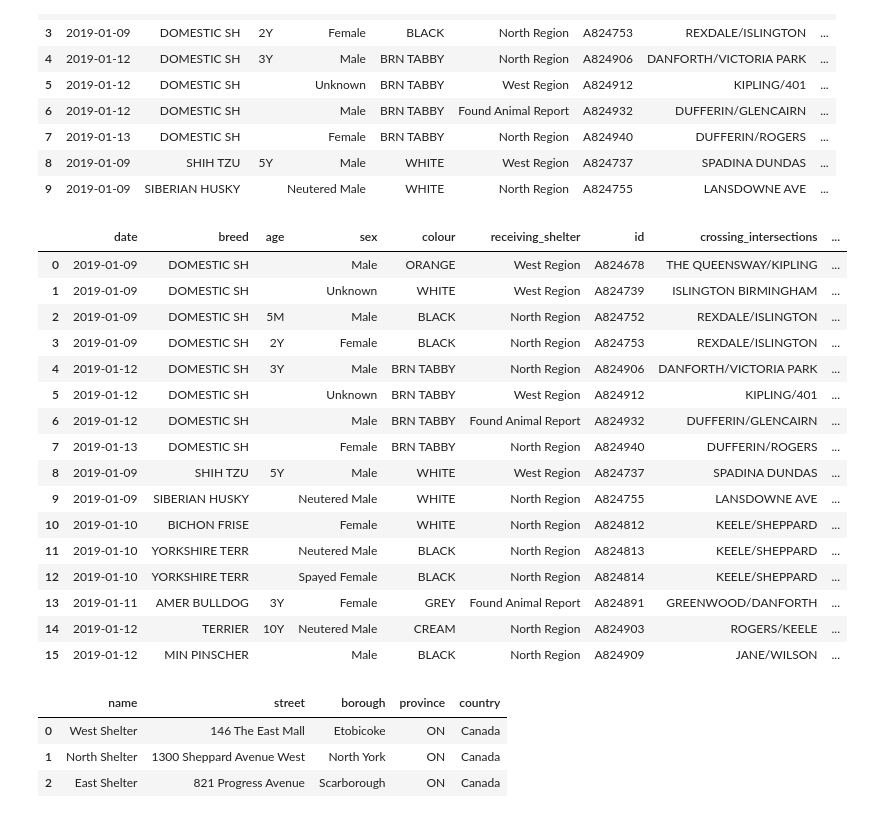
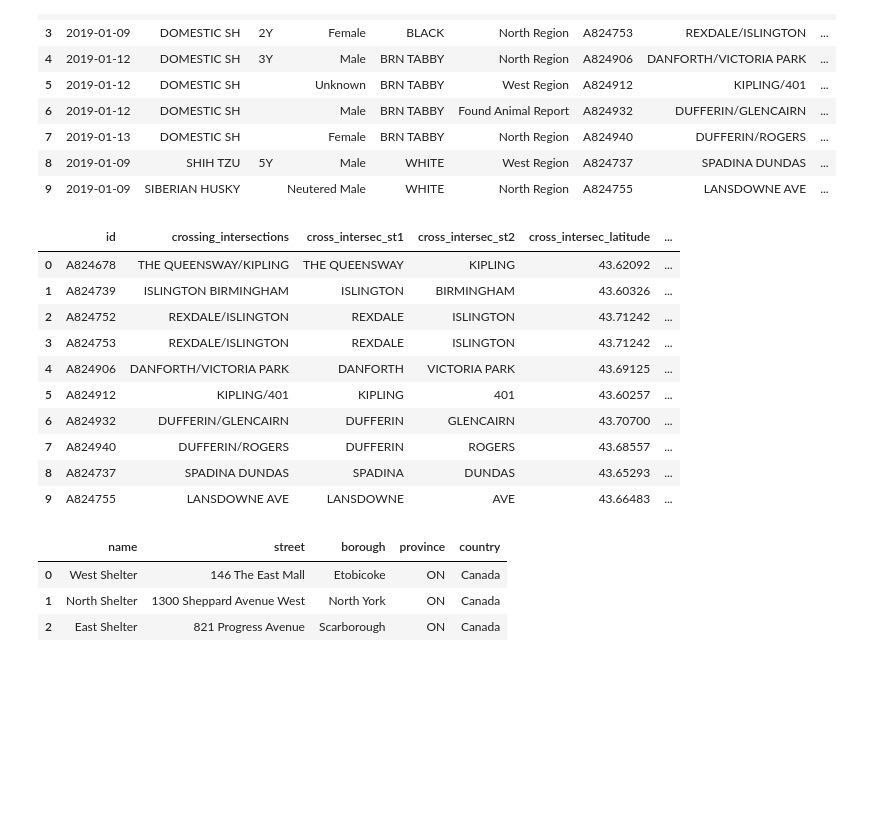
Before and after one commit to gomesluiz/Coursera_Capstone, a Jupyter notebook: w4_03_methodology.ipynb, the cells around one changed output. Cells and saved outputs as stored; diff of their text form; code cells hidden in the pictures; blank space fills up the shorter version.

```diff
--- a/w4_03_methodology.ipynb
+++ b/w4_03_methodology.ipynb
@@ -97,25 +97,20 @@ def get_cross_intersec_localization(pets):
     return(pets)
 # %%
 missed_pets = get_cross_intersec_localization(missed_pets)
-missed_pets.head(10)
+missed_pets[['id','crossing_intersections', 'cross_intersec_st1', 'cross_intersec_st2'
+             , 'cross_intersec_latitude', 'cross_intersec_longitude' ]].head(10)
 # %% [output]
-|  | date | breed | age | sex | colour | receiving_shelter | id | crossing_intersections | ... |
-| 0 | 2019-01-09 | DOMESTIC SH |  | Male | ORANGE | West Region | A824678 | THE QUEENSWAY/KIPLING | ... |
-| 1 | 2019-01-09 | DOMESTIC SH |  | Unknown | WHITE | West Region | A824739 | ISLINGTON BIRMINGHAM | ... |
-| 2 | 2019-01-09 | DOMESTIC SH | 5M | Male | BLACK | North Region | A824752 | REXDALE/ISLINGTON | ... |
-| 3 | 2019-01-09 | DOMESTIC SH | 2Y | Female | BLACK | North Region | A824753 | REXDALE/ISLINGTON | ... |
-| 4 | 2019-01-12 | DOMESTIC SH | 3Y | Male | BRN TABBY | North Region | A824906 | DANFORTH/VICTORIA PARK | ... |
-| 5 | 2019-01-12 | DOMESTIC SH |  | Unknown | BRN TABBY | West Region | A824912 | KIPLING/401 | ... |
-| 6 | 2019-01-12 | DOMESTIC SH |  | Male | BRN TABBY | Found Animal Report | A824932 | DUFFERIN/GLENCAIRN | ... |
-| 7 | 2019-01-13 | DOMESTIC SH |  | Female | BRN TABBY | North Region | A824940 | DUFFERIN/ROGERS | ... |
-| 8 | 2019-01-09 | SHIH TZU | 5Y | Male | WHITE | West Region | A824737 | SPADINA DUNDAS | ... |
-| 9 | 2019-01-09 | SIBERIAN HUSKY |  | Neutered Male | WHITE | North Region | A824755 | LANSDOWNE AVE | ... |
-| 10 | 2019-01-10 | BICHON FRISE |  | Female | WHITE | North Region | A824812 | KEELE/SHEPPARD | ... |
-| 11 | 2019-01-10 | YORKSHIRE TERR |  | Neutered Male | BLACK | North Region | A824813 | KEELE/SHEPPARD | ... |
-| 12 | 2019-01-10 | YORKSHIRE TERR |  | Spayed Female | BLACK | North Region | A824814 | KEELE/SHEPPARD | ... |
-| 13 | 2019-01-11 | AMER BULLDOG | 3Y | Female | GREY | Found Animal Report | A824891 | GREENWOOD/DANFORTH | ... |
-| 14 | 2019-01-12 | TERRIER | 10Y | Neutered Male | CREAM | North Region | A824903 | ROGERS/KEELE | ... |
-| 15 | 2019-01-12 | MIN PINSCHER |  | Male | BLACK | North Region | A824909 | JANE/WILSON | ... |
+|  | id | crossing_intersections | cross_intersec_st1 | cross_intersec_st2 | cross_intersec_latitude | ... |
+| 0 | A824678 | THE QUEENSWAY/KIPLING | THE QUEENSWAY | KIPLING | 43.62092 | ... |
+| 1 | A824739 | ISLINGTON BIRMINGHAM | ISLINGTON | BIRMINGHAM | 43.60326 | ... |
+| 2 | A824752 | REXDALE/ISLINGTON | REXDALE | ISLINGTON | 43.71242 | ... |
+| 3 | A824753 | REXDALE/ISLINGTON | REXDALE | ISLINGTON | 43.71242 | ... |
+| 4 | A824906 | DANFORTH/VICTORIA PARK | DANFORTH | VICTORIA PARK | 43.69125 | ... |
+| 5 | A824912 | KIPLING/401 | KIPLING | 401 | 43.60257 | ... |
+| 6 | A824932 | DUFFERIN/GLENCAIRN | DUFFERIN | GLENCAIRN | 43.70700 | ... |
+| 7 | A824940 | DUFFERIN/ROGERS | DUFFERIN | ROGERS | 43.68557 | ... |
+| 8 | A824737 | SPADINA DUNDAS | SPADINA | DUNDAS | 43.65293 | ... |
+| 9 | A824755 | LANSDOWNE AVE | LANSDOWNE | AVE | 43.66483 | ... |
 # %%
 def get_shelters(url):
     shelters = []
```
Also changed, not shown: 2 other files.
